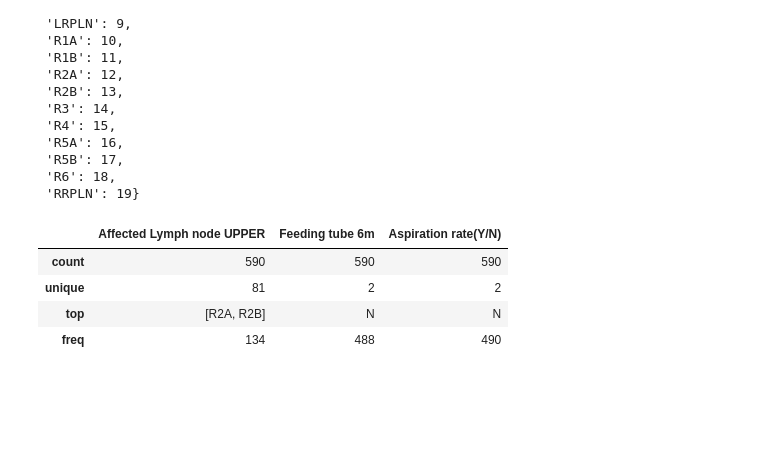
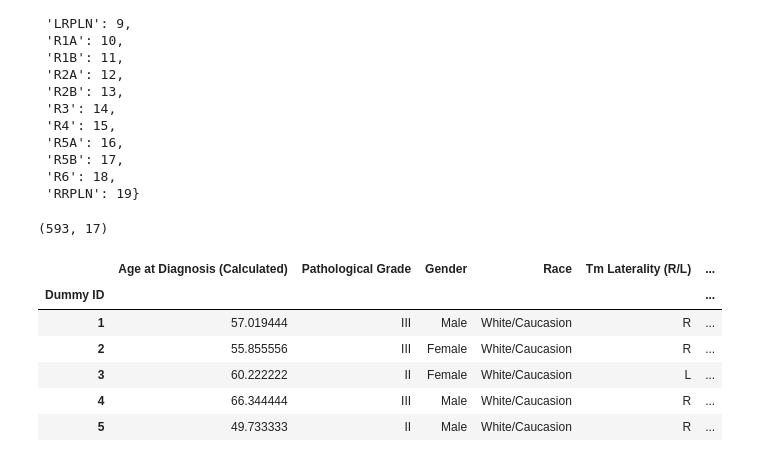
Before and after one commit to tehwentzel/LN_similarity, a Jupyter notebook: Similarity Testing.ipynb, the cells around one changed output. Cells and saved outputs as stored; diff of their text form; code cells hidden in the pictures; blank space fills up the shorter version.

```diff
--- a/Similarity Testing.ipynb
+++ b/Similarity Testing.ipynb
@@ -50,28 +47,49 @@ node_to_index
 # %%
 #helper functions
 def parse_lymph_nodes(node_string):
     #the data apparently has just '2' when theres a '2A' and '2B'
     node_string = re.sub('L2,*','L2A, L2B,', node_string)
     node_string = re.sub('R2,*','R2A, R2B,', node_string)
+    node_string = re.sub('R RPLN', 'RRPLN', node_string)
+    node_string = re.sub('L RPLN', 'LRPLN', node_string)
     nodes = [n.strip() for n in node_string.split(',')]
     #remove the node with 'in-between' labeled nodes?
     for n in nodes:
         if n in ambiguous_nodes:
             return np.NaN
     nodes = [n for n in nodes if n in all_nodes]
     return nodes if len(nodes) > 0 else np.NaN
 
+data_columns = ['Dummy ID',
+               'Affected Lymph node UPPER',
+               'Feeding tube 6m',
+               'Aspiration rate(Y/N)',
+               'Age at Diagnosis (Calculated)',
+               'Pathological Grade',
+               'Gender',
+               'Race',
+                'Total dose',
+                'Total fractions',
+               'Tm Laterality (R/L)',
+               'Tumor subsite (BOT/Tonsil/Soft Palate/Pharyngeal wall/GPS/NOS)',
+               'T-category', 'N-category', 'HPV/P16 status',
+               'AJCC 7th edition','AJCC 8th edition','Smoking status (Packs/Year)']
+
 data = pd.read_csv(csv, sep='\t' , index_col=0,
-                   usecols=['Dummy ID', 'Affected Lymph node UPPER','Feeding tube 6m', 'Aspiration rate(Y/N)'],
-                   dtype = {'Affected Lymph node UPPER': str}).dropna()
+                   usecols=data_columns,
+                   dtype = {'Affected Lymph node UPPER': str}).dropna(subset=['Affected Lymph node UPPER'])
 data['Affected Lymph node UPPER'] = data['Affected Lymph node UPPER'].apply(parse_lymph_nodes)
-data = data.dropna()
-data.describe()
+data = data.dropna(subset=['Affected Lymph node UPPER'])
+print(data.shape)
+data.head()
 # %% [output]
+(593, 17)
-|  | Affected Lymph node UPPER | Feeding tube 6m | Aspiration rate(Y/N) |
-| count | 590 | 590 | 590 |
-| unique | 81 | 2 | 2 |
-| top | [R2A, R2B] | N | N |
-| freq | 134 | 488 | 490 |
+|  | Age at Diagnosis (Calculated) | Pathological Grade | Gender | Race | Tm Laterality (R/L) | ... |
+| Dummy ID |  |  |  |  |  | ... |
+| 1 | 57.019444 | III | Male | White/Caucasion | R | ... |
+| 2 | 55.855556 | III | Female | White/Caucasion | R | ... |
+| 3 | 60.222222 | II | Female | White/Caucasion | L | ... |
+| 4 | 66.344444 | III | Male | White/Caucasion | R | ... |
+| 5 | 49.733333 | II | Male | White/Caucasion | R | ... |
 # %%
 monograms = pd.DataFrame(index = data.index, columns = nodes, dtype = np.int32).fillna(0)
```
Also changed, not shown: parts of 23 cells of this notebook, 1 other file.
